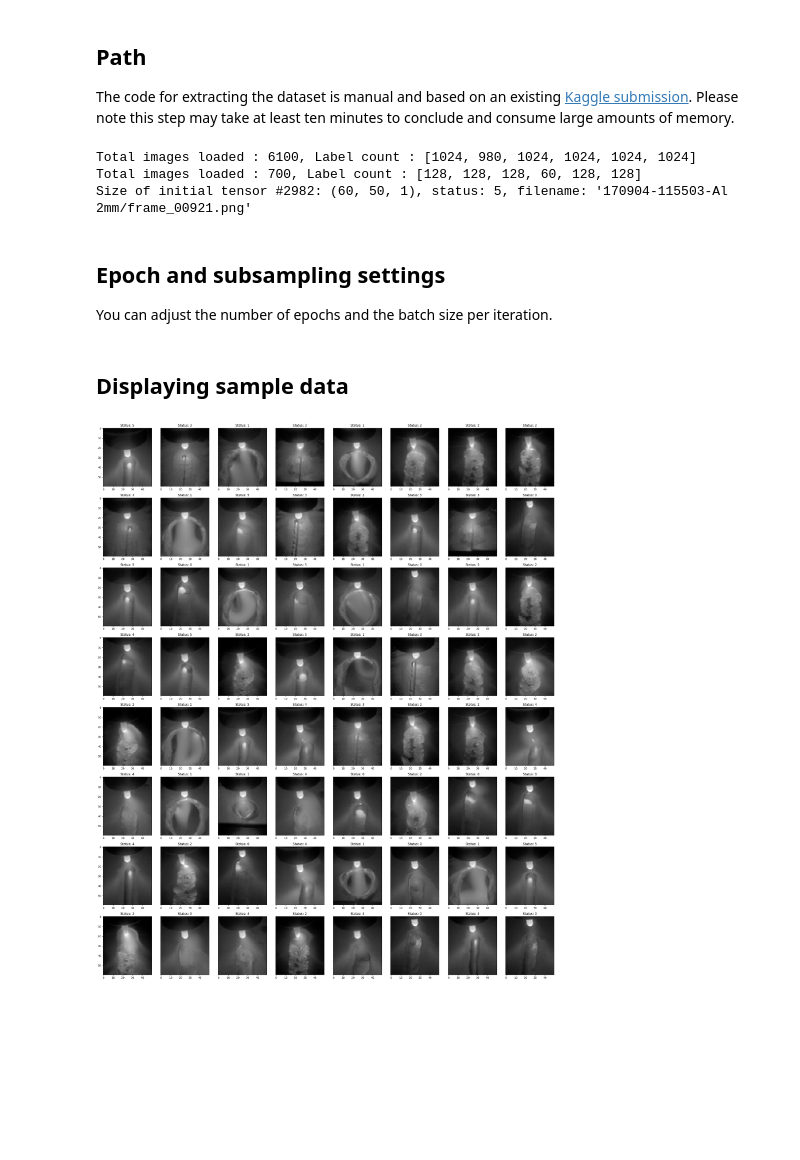
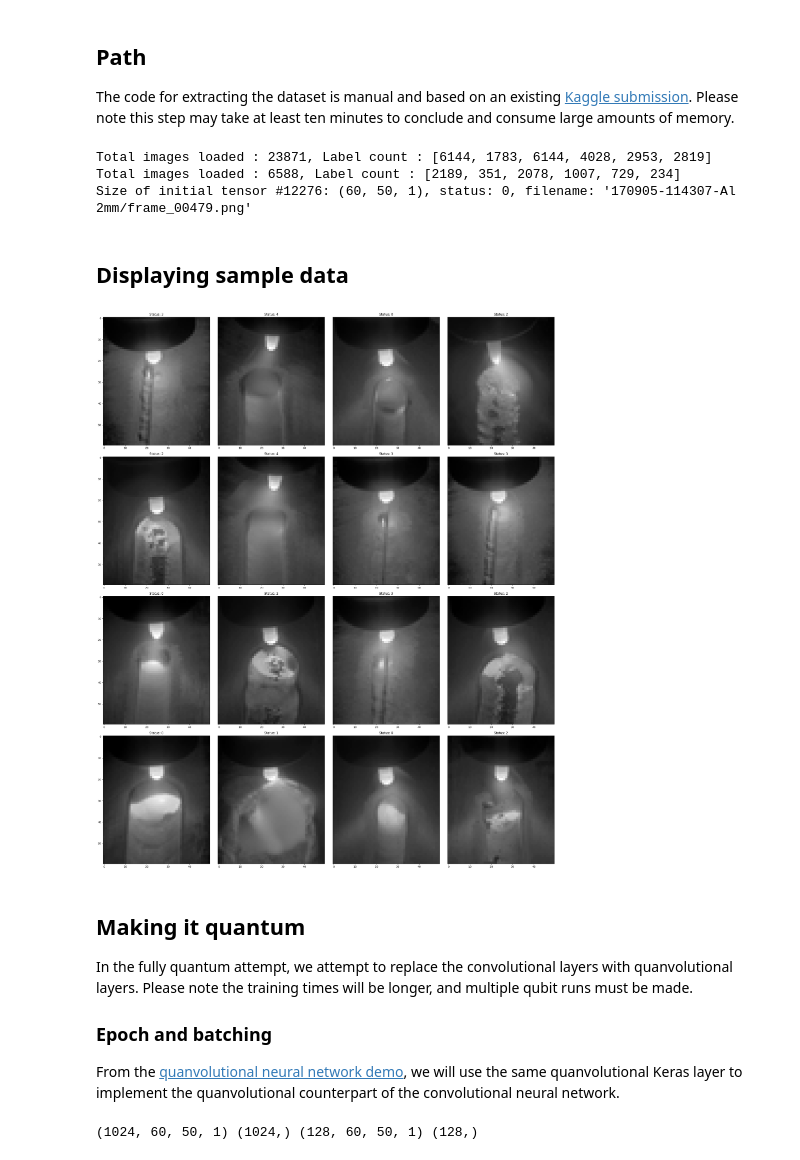
Before and after one commit to mulliganaceous/Quantomics, a Jupyter notebook: weld.ipynb, the cells around one changed output. Drawn from its saved outputs; the diff is of its cells as text; code cells hidden in the pictures; blank space fills up the shorter version.

```diff
--- a/weld.ipynb
+++ b/weld.ipynb
@@ -17,6 +17,8 @@ from keras.src import activations
 from keras.src import initializers
 from keras.src import ops
 from keras.src.layers.layer import Layer
+from keras.src.utils.argument_validation import standardize_tuple
+_LIGHTNING_GPU = 'lightning.gpu'
 
 # Import Matplotlib
 import matplotlib.pyplot as plt
@@ -28,4 +30,11 @@ from PIL import Image
 
 # Accelerate with GPU
 print("GPUs Available: ", tf.config.list_physical_devices('GPU'))
+
+# Space and time management
+LABEL_LIMIT = 6144                # Mechanism to save time and space by label count
+SCALE_FACTOR = 16                 # Downscale factor
+DEVICE = _LIGHTNING_GPU           # Use lightning-gpu for GPU acceleration on quantum as well
+MAX_CHANNELS =  25                      # Max number of channels/wires supported
+MAX_KERNELSIZE = 5                      # Max size of kernel
 # %% [output]
@@ -35,7 +50,6 @@ GPUs Available:  [PhysicalDevice(name='/physical_device:GPU:0', device_type='GPU
 
 The code for extracting the dataset is manual and based on an existing [Kaggle submission]('https://www.kaggle.com/code/mayankgupta1609/model-1'). Please note this step may take at least ten minutes to conclude and consume large amounts of memory.
 # %%
-
 # Dataset
 SAVE_PATH = "/home/samaria/S/Trainset/al5083/"           # Data saving folder (locally)
 PREPROCESS = True                           # If False, skip quantum processing and load data from SAVE_PATH
@@ -43,10 +57,6 @@ SETSEED = False
 if SETSEED:
     np.random.seed(0)           # Seed for NumPy random number generator
     tf.random.set_seed(0)       # Seed for TensorFlow random number generator
-
-# Space and time management
-LABEL_LIMIT = 1024                # Mechanism to save time and space by label count
-SCALE_FACTOR = 16                 # Downscale factor
 
 # Image size
 HEIGHT = 800
@@ -87,7 +97,7 @@ def load_data(path, subpath, limit=LABEL_LIMIT):
                 defectives.append([int(bool(label))])
                 sources.append(key_name)
 
-                if(len(images)%100==0):
+                if(len(images)%1==0):
                     print(f"Total images loaded : {len(images)}, Label count : {label_count}", end = '\r')
             # End of image processing
         # Skip non-folders
@@ -97,47 +107,62 @@ def load_data(path, subpath, limit=LABEL_LIMIT):
 
 train_images, train_labels, train_defective, train_sources = load_data(SAVE_PATH, "train")
 print()
-test_images, test_labels, train_defective, test_sources = load_data(SAVE_PATH, "test", 128)
+test_images, test_labels, train_defective, test_sources = load_data(SAVE_PATH, "test")
 print()
 RANDOMINDEX = np.random.randint(len(train_images))
 print("Size of initial tensor #{3:d}: {0:s}, status: {1:d}, filename: '{2:s}'".format( \
     str(train_images[RANDOMINDEX].shape), train_labels[RANDOMINDEX], train_sources[RANDOMINDEX], RANDOMINDEX))
 # %% [output]
-Total images loaded : 6100, Label count : [1024, 980, 1024, 1024, 1024, 1024]
-Total images loaded : 700, Label count : [128, 128, 128, 60, 128, 128]
-Size of initial tensor #2982: (60, 50, 1), status: 5, filename: '170904-115503-Al 2mm/frame_00921.png'
+Total images loaded : 23871, Label count : [6144, 1783, 6144, 4028, 2953, 2819]
+Total images loaded : 6588, Label count : [2189, 351, 2078, 1007, 729, 234]
+Size of initial tensor #12276: (60, 50, 1), status: 0, filename: '170905-114307-Al 2mm/frame_00479.png'
-# %% [markdown]
-## Epoch and subsampling settings
-
-You can adjust the number of epochs and the batch size per iteration.
-# %%
-# Epochs
-n_epochs = 100                   # Number of optimization epochs
-n_train = -1                     # Size of the train dataset (-1 for entire)
-n_valid = -1                     # Size of the validation dataset (-1 for entire)
-n_test = -1                      # Size of the test dataset (-1 for entire)
-batch_size = 16                  # Batch size used for training iterations
-
-train_images = train_images[:n_train]
-train_labels = train_labels[:n_train]
-test_images = test_images[:n_test]
-test_labels = test_labels[:n_test]
 # %% [markdown]
 ## Displaying sample data
 # %%
-DISPLAYSQRT = 8
+DISPLAYSQRT = 4
 fig, axes = plt.subplots(DISPLAYSQRT, DISPLAYSQRT, figsize=(25, 30))
 # Column number is the sample used
 for i in range(DISPLAYSQRT):
     for j in range(DISPLAYSQRT):
         # Randomize
         RANDOMINDEX = np.random.randint(len(train_images))
         # Plot title
         axes[i, j].set_title("Status: {0:d}".format(train_labels[RANDOMINDEX]))
         if j != 0:
             axes[i, j].yaxis.set_visible(False)
         axes[i, j].imshow(train_images[RANDOMINDEX, :, :, 0], cmap="gray")
 plt.tight_layout()
 plt.show()
 # %% [output]
-[figure, old version]
+[figure, new version]
+# %% [markdown]
+## Making it quantum
+
+In the fully quantum attempt, we attempt to replace the convolutional layers with quanvolutional layers. Please note the training times will be longer, and multiple qubit runs must be made.
+
+### Epoch and batching
+
+From the [quanvolutional neural network demo](quanvolutional.ipynb), we will use the same quanvolutional Keras layer to implement the quanvolutional counterpart of the convolutional neural network.
+# %%
+# Epochs
+n_epochs = 128                  # Number of optimization epochs
+n_train = 1024                  # Size of the train dataset (different mechanism)
+n_valid = 128                   # Size of the validation dataset (not used)
+n_test = 128                    # Size of the test dataset (different mechanism)
+batch_size = 8                  # Batch size, the sub-dataset used for the training per iteration
+
+all_train_images = train_images
+all_train_labels = train_labels
+all_test_images = test_images
+all_test_labels = test_labels
+
+sampleindexes = np.random.choice(range(all_train_images.shape[0]), n_train, replace=False)
+train_images = all_train_images[[k for k in range(all_train_images.shape[0]) if k in sampleindexes]]
+train_labels = all_train_labels[[k for k in range(all_train_images.shape[0]) if k in sampleindexes]]
+sampleindexes = np.random.choice(range(all_test_images.shape[0]), n_test, replace=False)
+test_images = all_test_images[[k for k in range(all_test_images.shape[0]) if k in sampleindexes]]
+test_labels = all_test_labels[[k for k in range(all_test_images.shape[0]) if k in sampleindexes]]
+
+print(train_images.shape, train_labels.shape, test_images.shape, test_labels.shape)
+# %% [output]
+(1024, 60, 50, 1) (1024,) (128, 60, 50, 1) (128,)
```
Also changed, not shown: parts of 26 cells of this notebook.
